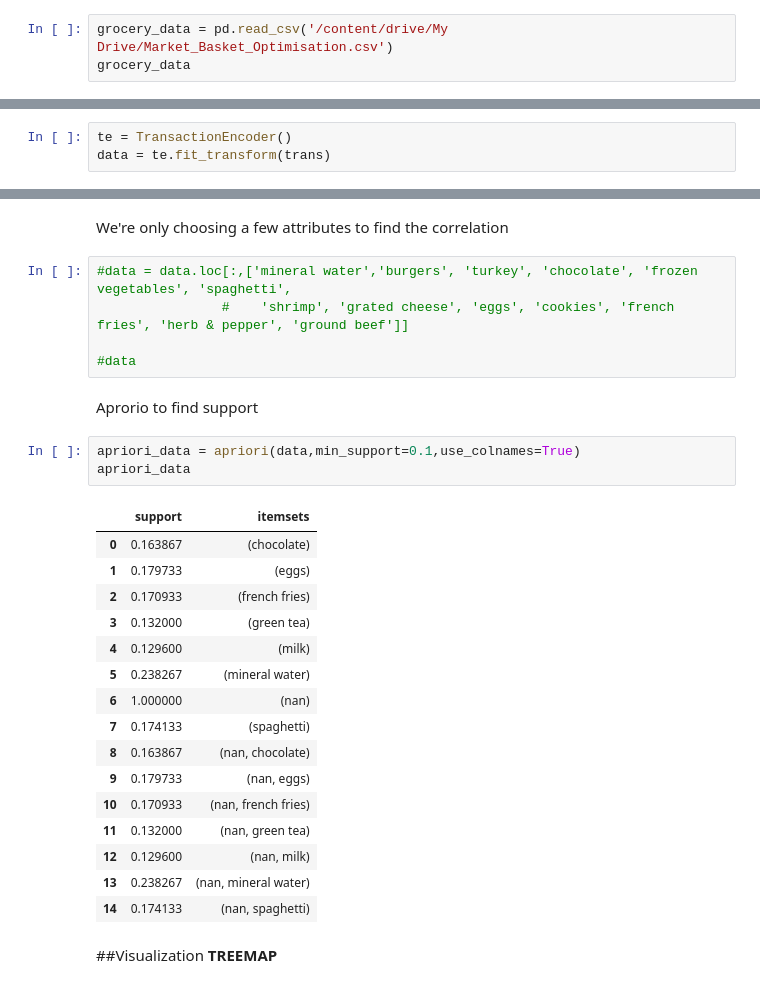
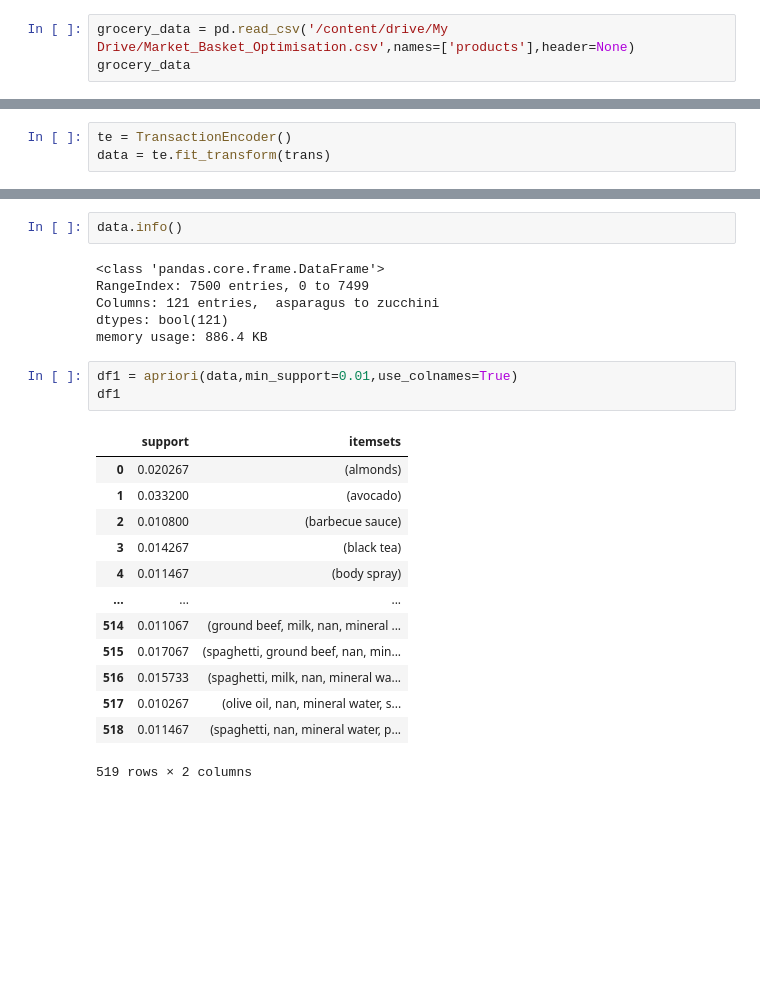
Before and after one commit to mosh98/GroceryDatasetExploration, a Jupyter notebook: GroceryStore_Dataset_exploration.ipynb, the cells around one changed output, grey strips where cells are left out. Cells and saved outputs as stored; diff of their text form; blank space fills up the shorter version.

```diff
--- a/GroceryStore_Dataset_exploration.ipynb
+++ b/GroceryStore_Dataset_exploration.ipynb
@@ -38,6 +18,6 @@ from mlxtend.frequent_patterns import apriori, association_rules
 import squarify
 import warnings
 # %%
-grocery_data = pd.read_csv('/content/drive/My Drive/Market_Basket_Optimisation.csv')
+grocery_data = pd.read_csv('/content/drive/My Drive/Market_Basket_Optimisation.csv',names=['products'],header=None)
 grocery_data
 # %% [output]
@@ -131,32 +97,25 @@ data
-# %% [markdown]
-We're only choosing a few attributes to find the correlation
-# %%
-#data = data.loc[:,['mineral water','burgers', 'turkey', 'chocolate', 'frozen vegetables', 'spaghetti',
-                #    'shrimp', 'grated cheese', 'eggs', 'cookies', 'french fries', 'herb & pepper', 'ground beef']]
-
-#data
-# %% [markdown]
-Aprorio to find support
+# %%
+data.info()
+# %% [output]
+<class 'pandas.core.frame.DataFrame'>
+RangeIndex: 7500 entries, 0 to 7499
+Columns: 121 entries,  asparagus to zucchini
+dtypes: bool(121)
+memory usage: 886.4 KB
 # %%
-apriori_data = apriori(data,min_support=0.1,use_colnames=True)
-apriori_data
+df1 = apriori(data,min_support=0.01,use_colnames=True)
+df1
 # %% [output]
 |  | support | itemsets |
-| 0 | 0.163867 | (chocolate) |
-| 1 | 0.179733 | (eggs) |
-| 2 | 0.170933 | (french fries) |
-| 3 | 0.132000 | (green tea) |
-| 4 | 0.129600 | (milk) |
-| 5 | 0.238267 | (mineral water) |
-| 6 | 1.000000 | (nan) |
-| 7 | 0.174133 | (spaghetti) |
-| 8 | 0.163867 | (nan, chocolate) |
-| 9 | 0.179733 | (nan, eggs) |
-| 10 | 0.170933 | (nan, french fries) |
-| 11 | 0.132000 | (nan, green tea) |
-| 12 | 0.129600 | (nan, milk) |
-| 13 | 0.238267 | (nan, mineral water) |
-| 14 | 0.174133 | (nan, spaghetti) |
+| 0 | 0.020267 | (almonds) |
+| 1 | 0.033200 | (avocado) |
+| 2 | 0.010800 | (barbecue sauce) |
+| 3 | 0.014267 | (black tea) |
+| 4 | 0.011467 | (body spray) |
+| ... | ... | ... |
+| 514 | 0.011067 | (ground beef, milk, nan, mineral ... |
+| 515 | 0.017067 | (spaghetti, ground beef, nan, min... |
+| 516 | 0.015733 | (spaghetti, milk, nan, mineral wa... |
+| 517 | 0.010267 | (olive oil, nan, mineral water, s... |
+| 518 | 0.011467 | (spaghetti, nan, mineral water, p... |
+519 rows × 2 columns
-# %% [markdown]
-##Visualization
-**TREEMAP**
```
Also changed, not shown: parts of 21 cells of this notebook.
